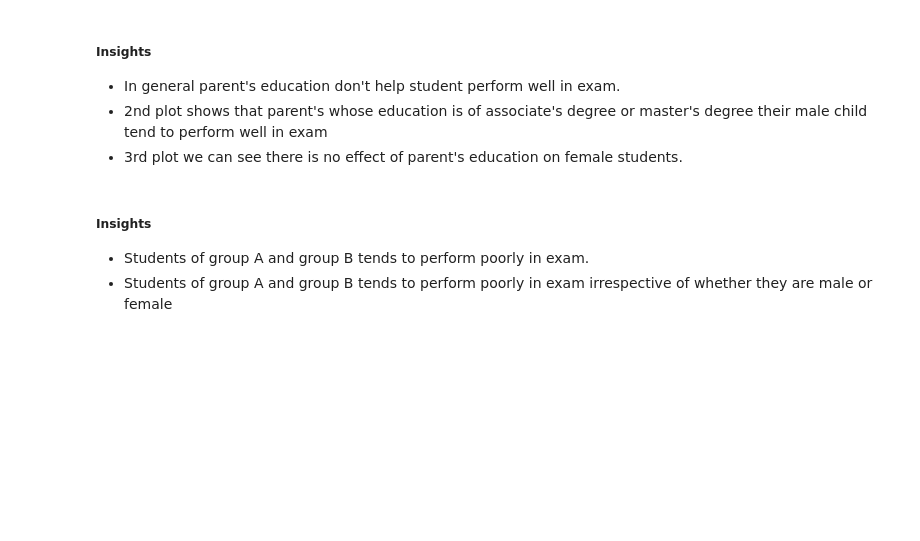
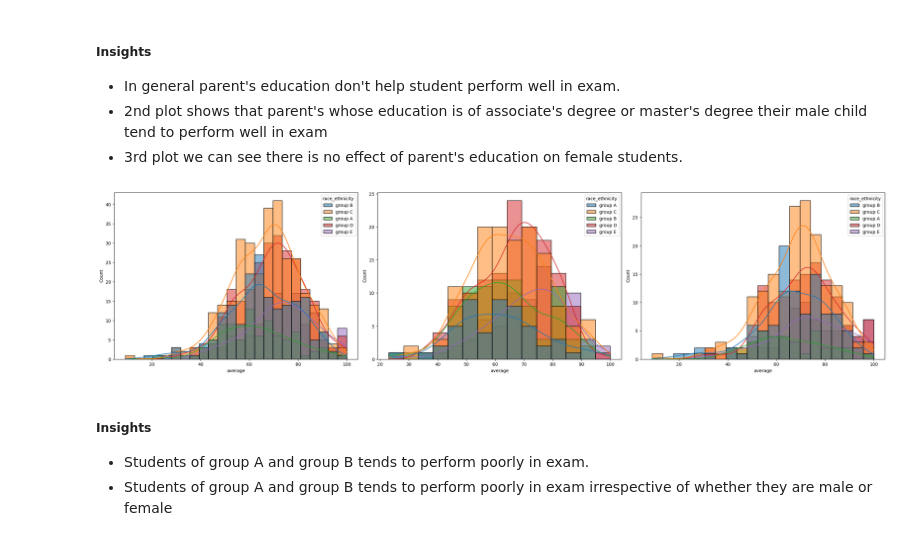
Before and after one commit to Sahilpatil009/student-performance-indicator, a Jupyter notebook: notebook/1 . EDA STUDENT PERFORMANCE .ipynb, the cells around one changed output. Cells and saved outputs as stored; diff of their text form; code cells hidden in the pictures; blank space fills up the shorter version.

```diff
--- a/notebook/1 . EDA STUDENT PERFORMANCE .ipynb
+++ b/notebook/1 . EDA STUDENT PERFORMANCE .ipynb
@@ -298,14 +311,24 @@ plt.show()
 - 2nd plot shows that parent's whose education is of associate's degree or master's degree their male child tend to perform well in exam
 - 3rd plot we can see there is no effect of parent's education on female students.
 # %%
-plt.subplots(1,3,figsize=(25,6))
-plt.subplot(141)
-ax =sns.histplot(data=df,x='average',kde=True,hue='race/ethnicity')
-plt.subplot(142)
-ax =sns.histplot(data=df[df.gender=='female'],x='average',kde=True,hue='race/ethnicity')
-plt.subplot(143)
-ax =sns.histplot(data=df[df.gender=='male'],x='average',kde=True,hue='race/ethnicity')
+df.columns = df.columns.str.strip().str.lower().str.replace(" ", "_")
+df.rename(columns={'race/ethnicity': 'race_ethnicity'}, inplace=True)
+
+plt.figure(figsize=(25,6))
+
+plt.subplot(1,3,1)
+sns.histplot(data=df, x='average', kde=True, hue='race_ethnicity')
+
+plt.subplot(1,3,2)
+sns.histplot(data=df[df.gender=='male'], x='average', kde=True, hue='race_ethnicity')
+
+plt.subplot(1,3,3)
+sns.histplot(data=df[df.gender=='female'], x='average', kde=True, hue='race_ethnicity')
+
+plt.tight_layout()
 plt.show()
+# %% [output]
+[figure, added]
 # %% [markdown]
 #####  Insights
 - Students of group A and group B tends to perform poorly in exam.
```
Also changed, not shown: parts of 17 cells of this notebook, 4 other files.
